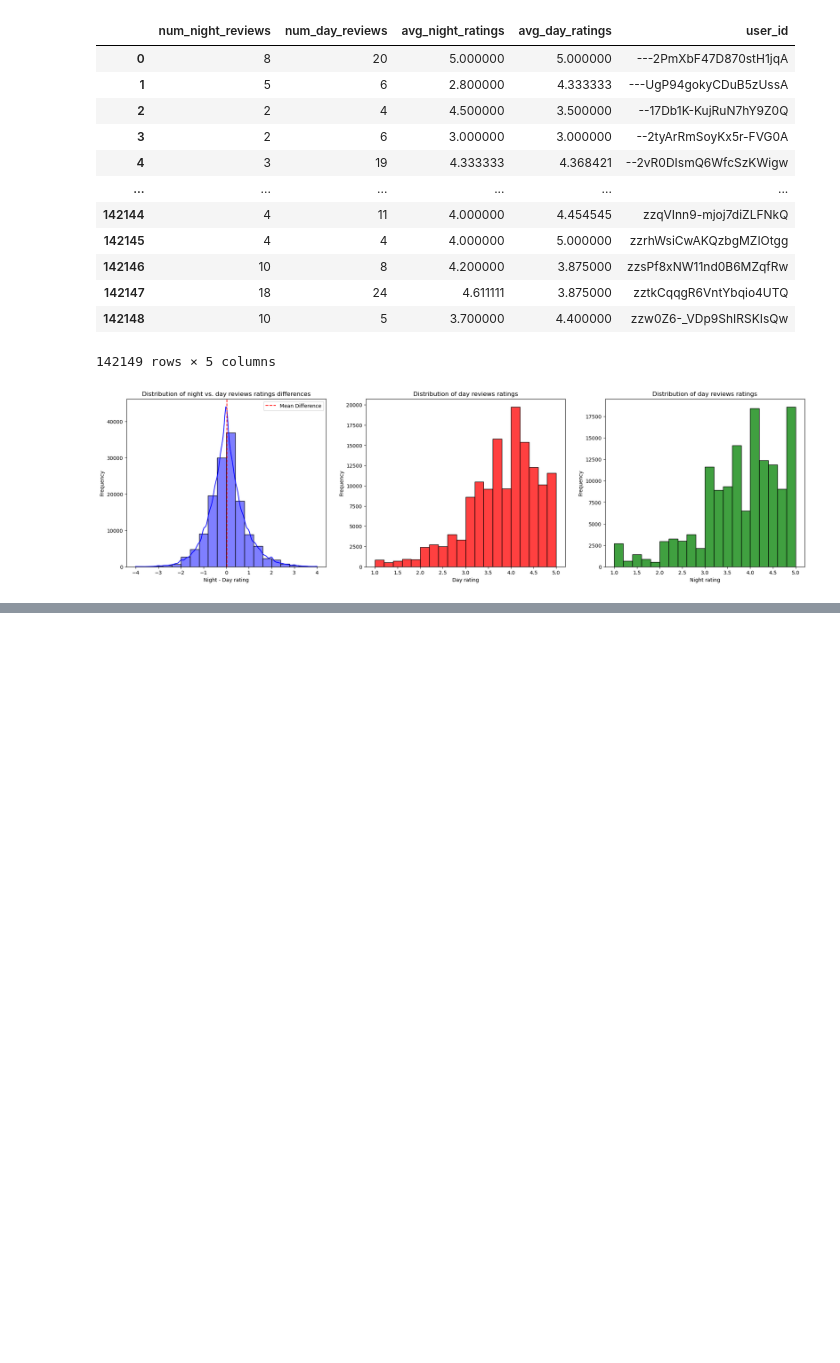
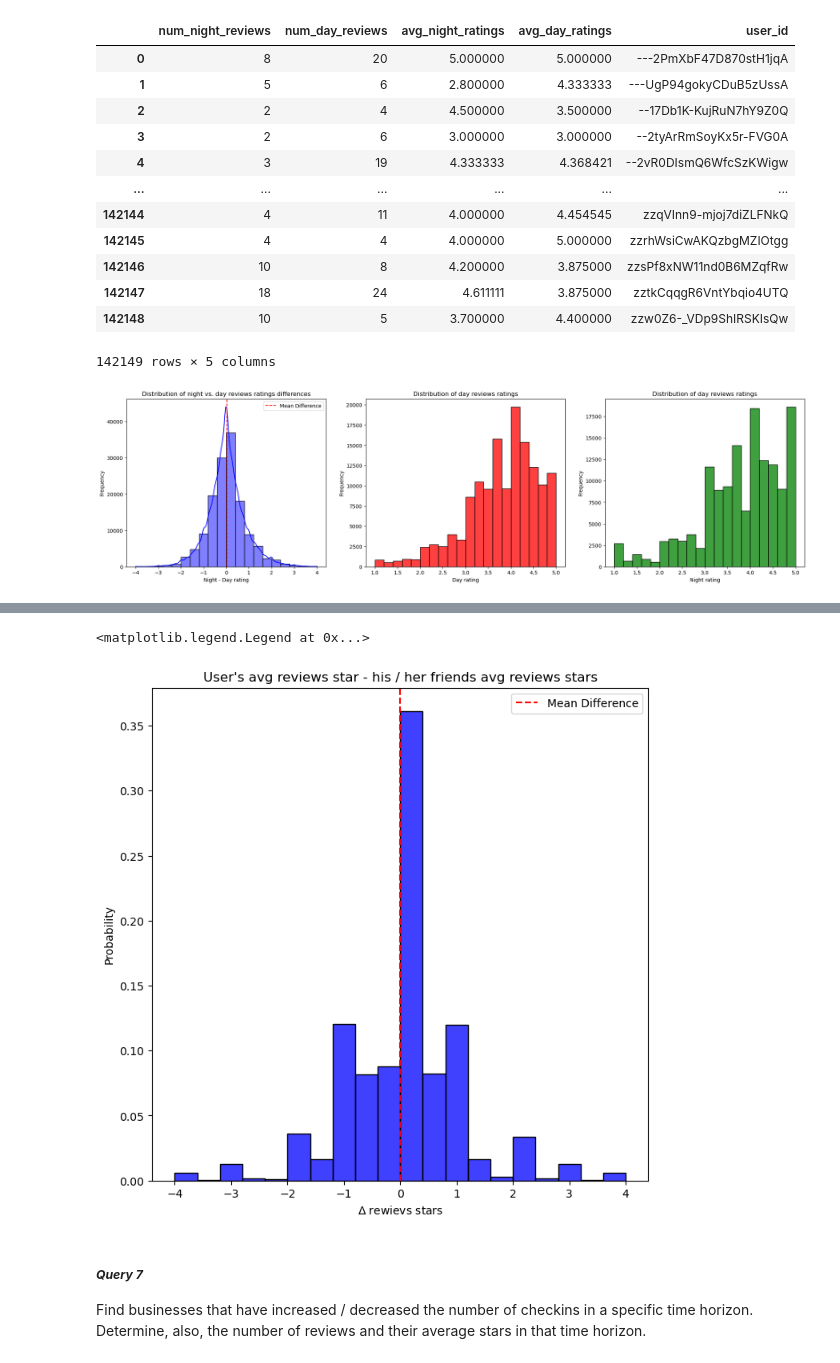
Before and after one commit to Vitali-Matteo/SMBUD-Project, a Jupyter notebook: Queries.ipynb, the cells around one changed output, grey strips where cells are left out. Saved outputs shown, nothing was run; the diff lists cells and outputs as text; code cells hidden in the pictures; blank space fills up the shorter version.

```diff
--- a/Queries.ipynb
+++ b/Queries.ipynb
@@ -772,0 +885,30 @@ plt.show()
+# %%
+avg_rating_dict = (avg_rating.reset_index()
+                   .groupby("user_id")
+                   .apply(lambda g: dict(zip(g["business_id"], g["avg_rating"])))
+                   .to_dict())
+# %%
+#Attention: it might take long!
+
+result = []
+
+for doc in common_reviewed:
+    user_id = doc["user_id"]
+    friend_id = doc["shared_reviews"]["friend_id"]
+    businesses = doc["shared_reviews"]["businesses"]
+
+    # Retrieve ratings directly from the dictionary
+    avg_user_ratings = [avg_rating_dict.get(user_id, {}).get(b, float("nan")) for b in businesses]
+    avg_friend_ratings = [avg_rating_dict.get(friend_id, {}).get(b, float("nan")) for b in businesses]
+
+    result.append({
+        "user_id": user_id,
+        "friend_id": friend_id,
+        "avg_rating_user": pd.Series(avg_user_ratings).mean(),
+        "avg_rating_friend": pd.Series(avg_friend_ratings).mean()
+    })
+
+#result_df = pd.DataFrame(result)
+# %%
+result_df = pd.DataFrame(result)
+result_df
@@ -772,0 +929,17 @@ plt.show()
+# %%
+fig = plt.figure(figsize = (8, 8))
+
+diff = result_df["avg_rating_user"] - result_df["avg_rating_friend"]
+
+sns.histplot(diff, bins = 20, color = "blue", stat = "probability")
+plt.axvline(diff.mean(), color = "red", linestyle = "--", label = "Mean Difference")
+plt.title("User's avg reviews star - his / her friends avg reviews stars")
+plt.xlabel("$\Delta$ rewievs stars")
+plt.ylabel("Probability")
+plt.legend()
+# %% [output]
+<matplotlib.legend.Legend at 0x...>
+[figure, added]
+# %% [markdown]
+##### ***Query 7***
+Find businesses that have increased / decreased the number of checkins in a specific time horizon. Determine, also, the number of reviews and their average stars in that time horizon.
```
Also changed, not shown: parts of 8 cells of this notebook, 1 other file.
